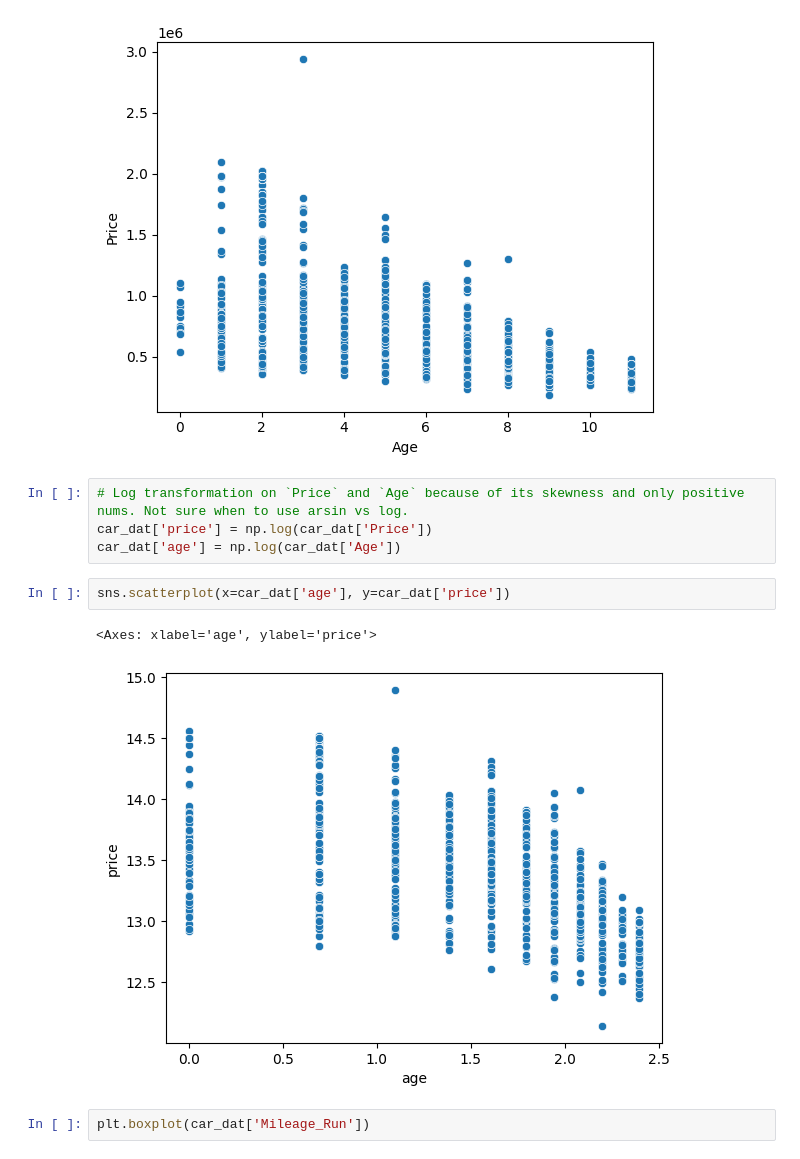
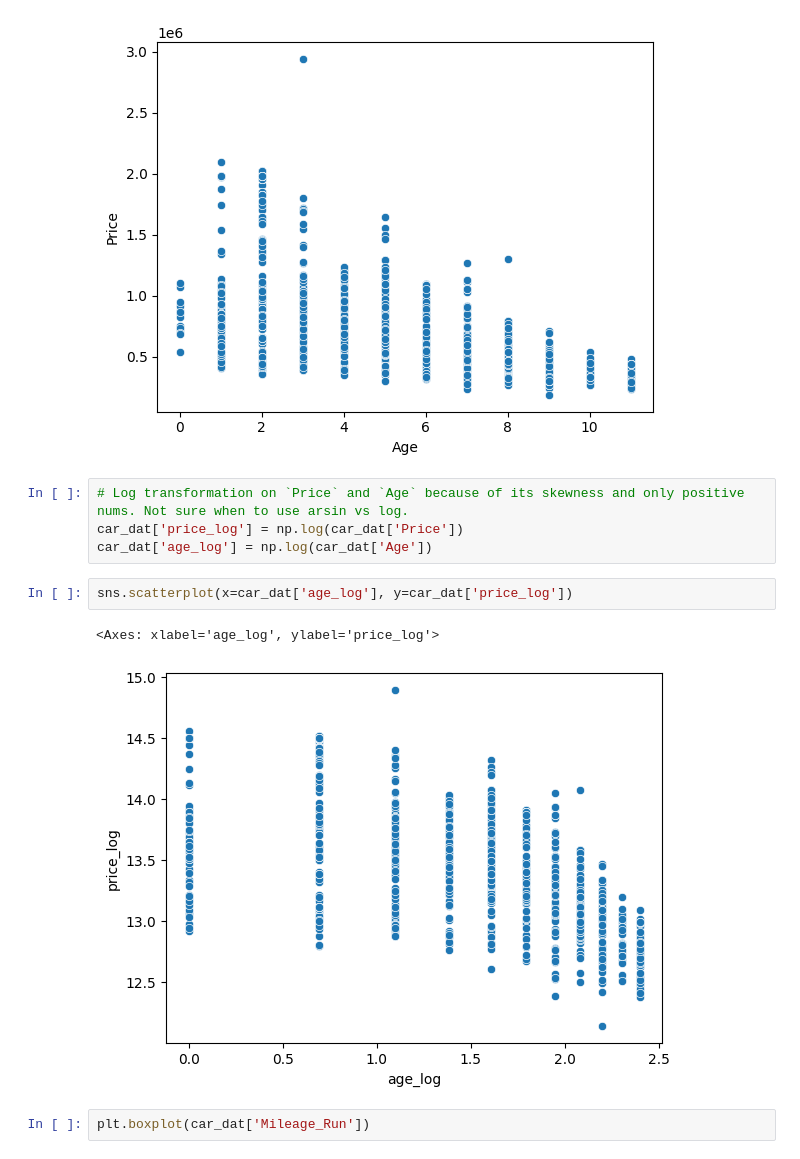
Before and after one commit to Monty-2003/assignment4, a Jupyter notebook: assignment4.ipynb, the cells around one changed output. Drawn from its saved outputs; the diff is of its cells as text.

```diff
--- a/assignment4.ipynb
+++ b/assignment4.ipynb
@@ -89,13 +89,13 @@ sns.scatterplot(x=car_dat['Age'], y=car_dat['Price'])
 [figure]
 # %%
 # Log transformation on `Price` and `Age` because of its skewness and only positive nums. Not sure when to use arsin vs log.
-car_dat['price'] = np.log(car_dat['Price'])
-car_dat['age'] = np.log(car_dat['Age'])
+car_dat['price_log'] = np.log(car_dat['Price'])
+car_dat['age_log'] = np.log(car_dat['Age'])
 # %%
-sns.scatterplot(x=car_dat['age'], y=car_dat['price'])
+sns.scatterplot(x=car_dat['age_log'], y=car_dat['price_log'])
 # %% [output]
-<Axes: xlabel='age', ylabel='price'>
+<Axes: xlabel='age_log', ylabel='price_log'>
-[figure, old version]
+[figure, new version]
 # %%
 plt.boxplot(car_dat['Mileage_Run'])
 # %% [output]
```
Also changed, not shown: parts of 11 cells of this notebook.
